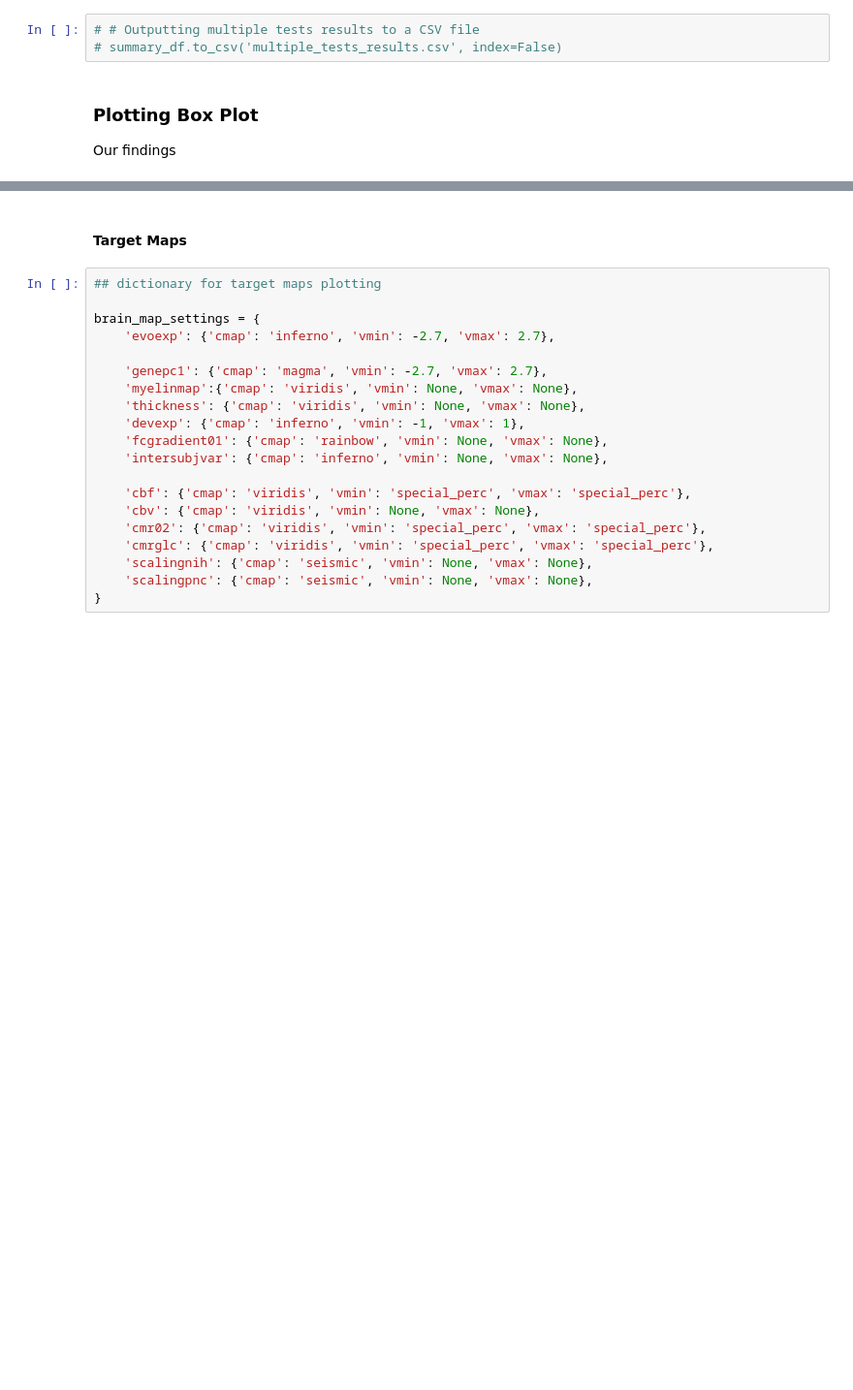
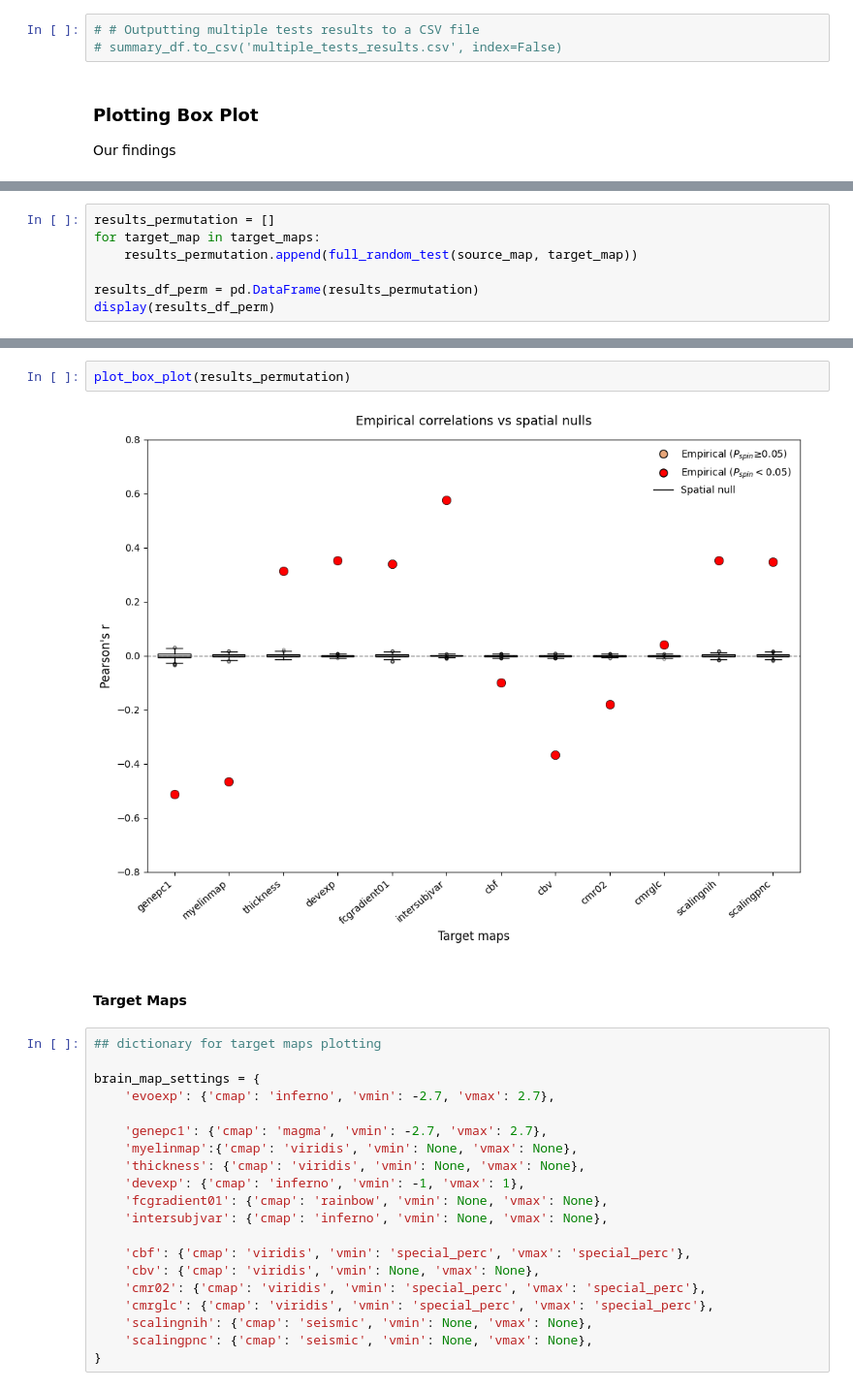
Before and after one commit to kesouder/dsc-neuroImages, a Jupyter notebook: main_code.ipynb, the cells around one changed output, grey strips where cells are left out. Shown at 97% size. Cells and saved outputs as stored; diff of their text form; blank space fills up the shorter version.

Commit message:
ran permutation implementation

```diff
--- a/main_code.ipynb
+++ b/main_code.ipynb
@@ -339,0 +508,7 @@ plt.show()
+# %%
+results_permutation = []
+for target_map in target_maps:
+    results_permutation.append(full_random_test(source_map, target_map))
+
+results_df_perm = pd.DataFrame(results_permutation)
+display(results_df_perm)
@@ -340,3 +565,7 @@ plt.show()
+# %%
+plot_box_plot(results_permutation)
+# %% [output]
+[figure, added]
 # %% [markdown]
 #### Target Maps
 # %%
```
Also changed, not shown: parts of 13 cells of this notebook.
